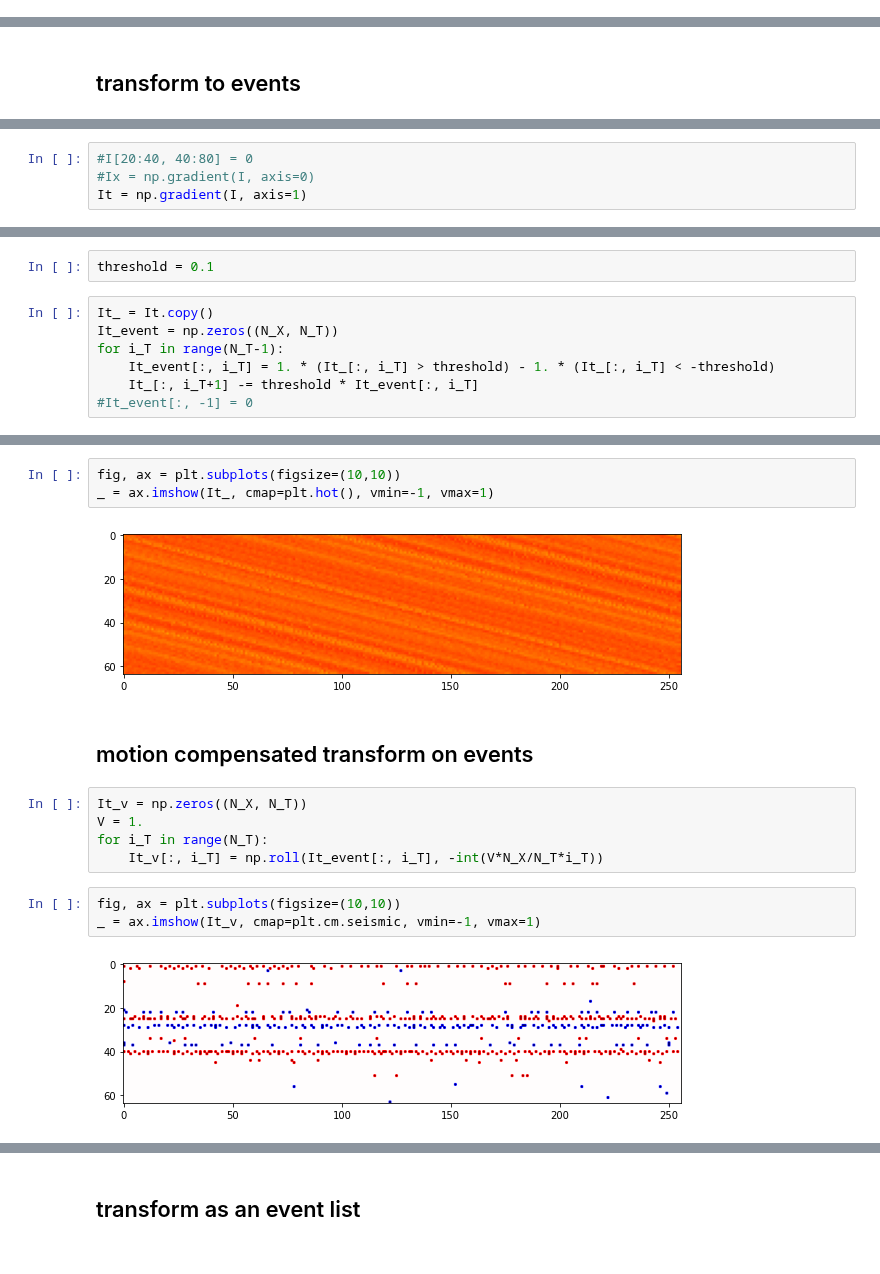
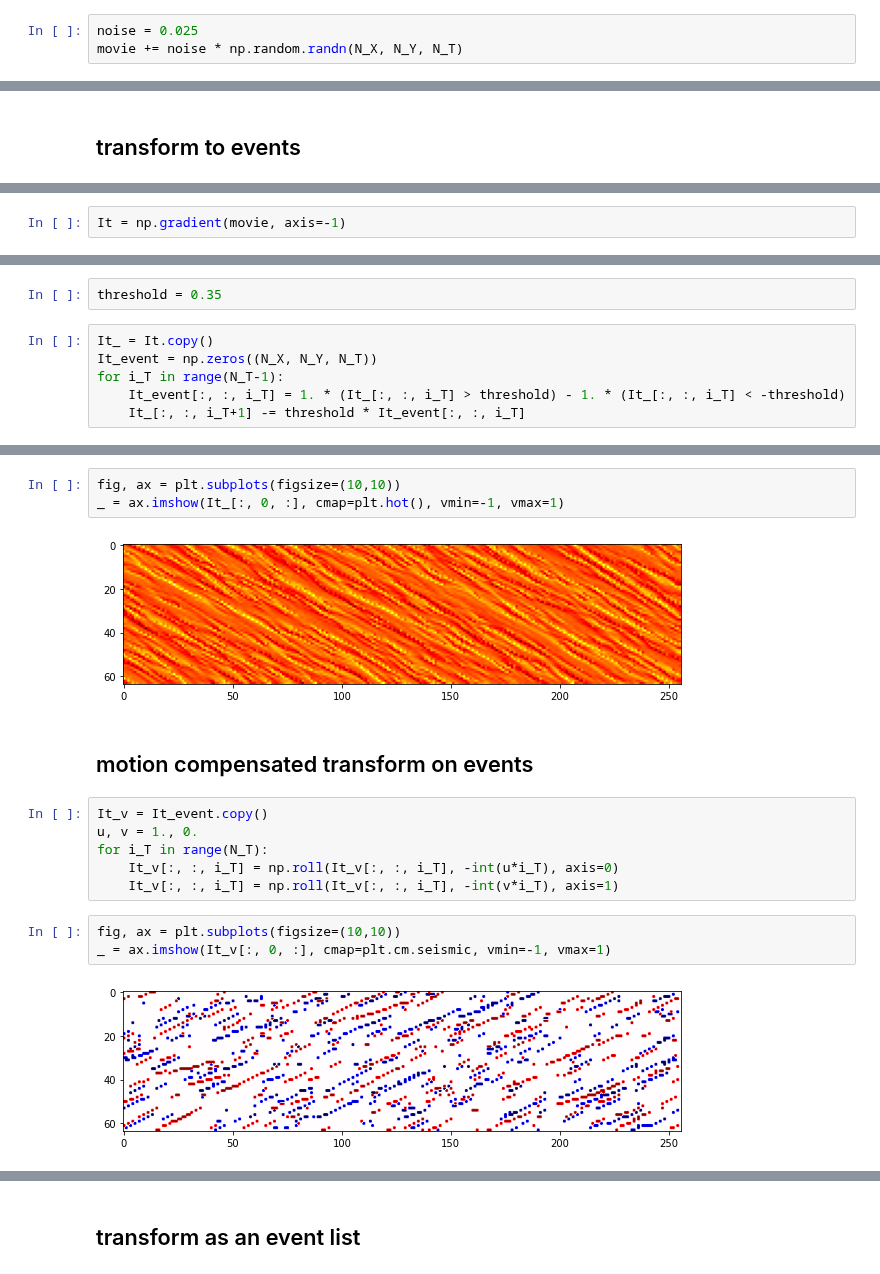
Before and after one commit to AntoineGrimaldi/aprovhots, a Jupyter notebook: notebook/2022-01-24_EMD.ipynb, the cells around one changed output, grey strips where cells are left out. Cells and saved outputs as stored; diff of their text form.

```diff
--- a/notebook/2022-01-24_EMD.ipynb
+++ b/notebook/2022-01-24_EMD.ipynb
@@ -65,2 +35,5 @@ I += I_noise
+# %%
+noise = 0.025
+movie += noise * np.random.randn(N_X, N_Y, N_T)
 # %%
 fig, ax = plt.subplots(figsize=(10,10))
@@ -76,6 +49,4 @@ print(I.min(), I.max())
 # %%
-#I[20:40, 40:80] = 0
-#Ix = np.gradient(I, axis=0)
-It = np.gradient(I, axis=1)
+It = np.gradient(movie, axis=-1)
 # %%
 fig, ax = plt.subplots(figsize=(10,10))
@@ -89,12 +60,11 @@ print(It.min(), It.max())
 # %%
-threshold = 0.1
+threshold = 0.35
 # %%
 It_ = It.copy()
-It_event = np.zeros((N_X, N_T))
+It_event = np.zeros((N_X, N_Y, N_T))
 for i_T in range(N_T-1):
-    It_event[:, i_T] = 1. * (It_[:, i_T] > threshold) - 1. * (It_[:, i_T] < -threshold)
-    It_[:, i_T+1] -= threshold * It_event[:, i_T]
-#It_event[:, -1] = 0
+    It_event[:, :, i_T] = 1. * (It_[:, :, i_T] > threshold) - 1. * (It_[:, :, i_T] < -threshold)
+    It_[:, :, i_T+1] -= threshold * It_event[:, :, i_T]
 # %%
 print(It_event.min(), It_event.max())
 print(It_.min(), It_.max())
@@ -132,17 +79,18 @@ It_event[:, 0], It_event[:, 10], It_event[:, -1], It_event.shape
 # %%
 fig, ax = plt.subplots(figsize=(10,10))
-_ = ax.imshow(It_, cmap=plt.hot(), vmin=-1, vmax=1)
+_ = ax.imshow(It_[:, 0, :], cmap=plt.hot(), vmin=-1, vmax=1)
 # %% [output]
-[figure, old version]
+[figure, new version]
 # %% [markdown]
 ## motion compensated transform on events
 # %%
-It_v = np.zeros((N_X, N_T))
-V = 1.
+It_v = It_event.copy()
+u, v = 1., 0.
 for i_T in range(N_T):
-    It_v[:, i_T] = np.roll(It_event[:, i_T], -int(V*N_X/N_T*i_T))
+    It_v[:, :, i_T] = np.roll(It_v[:, :, i_T], -int(u*i_T), axis=0)
+    It_v[:, :, i_T] = np.roll(It_v[:, :, i_T], -int(v*i_T), axis=1)
 # %%
 fig, ax = plt.subplots(figsize=(10,10))
-_ = ax.imshow(It_v, cmap=plt.cm.seismic, vmin=-1, vmax=1)
+_ = ax.imshow(It_v[:, 0, :], cmap=plt.cm.seismic, vmin=-1, vmax=1)
 # %% [output]
-[figure, old version]
+[figure, new version]
```
Also changed, not shown: parts of 75 cells of this notebook.
